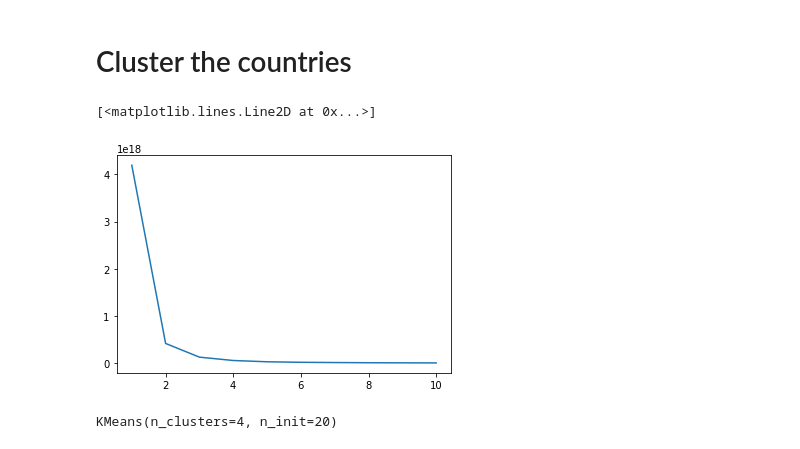
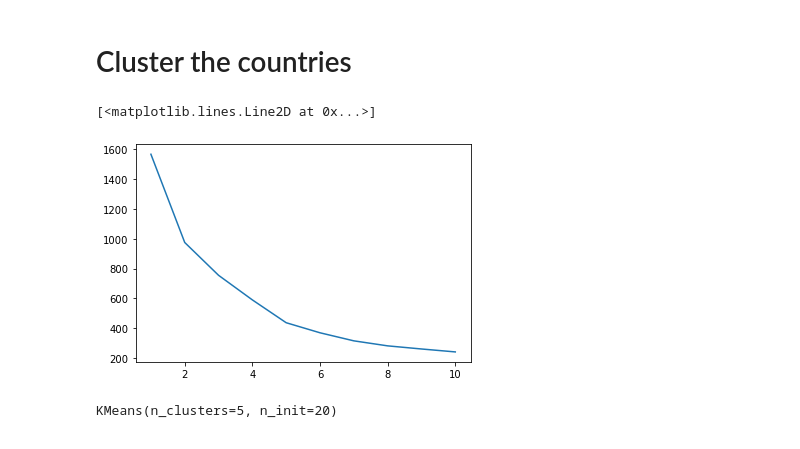
Before and after one commit to Jayanth24/COVID19CountryDiseasePredictor, a Jupyter notebook: covid_clustering.ipynb, the cells around one changed output. Drawn from its saved outputs; the diff is of its cells as text; code cells hidden in the pictures.

```diff
--- a/covid_clustering.ipynb
+++ b/covid_clustering.ipynb
@@ -29,7 +33,7 @@ dataset.head()
 ## Filtering and Cleaning
 # %%
 # Keep only relevant data
-relevant_columns = ['location', 'population', 'population_density', 'median_age', 'aged_65_older', 'aged_70_older', 'gdp_per_capita', 'extreme_poverty', 'cardiovasc_death_rate', 'diabetes_prevalence', 'female_smokers', 'male_smokers', 'handwashing_facilities', 'hospital_beds_per_thousand', 'life_expectancy', 'human_development_index']
+relevant_columns = ['iso_code', 'location', 'population', 'population_density', 'median_age', 'aged_65_older', 'aged_70_older', 'gdp_per_capita', 'extreme_poverty', 'cardiovasc_death_rate', 'diabetes_prevalence', 'female_smokers', 'male_smokers', 'handwashing_facilities', 'hospital_beds_per_thousand', 'life_expectancy', 'human_development_index']
 dataset = dataset[relevant_columns]
 
 # Neither China nor the USA has data for 'handwashing_facilities' - seems not too useful
@@ -70,6 +74,6 @@ rows_to_drop = nulls_per_row >= 5
 
 full_country_data = country_data[~rows_to_drop]
 full_country_data = full_country_data.dropna(axis=1)
-full_country_data.set_index('location', inplace=True)
+full_country_data.set_index('iso_code', inplace=True)
 full_country_data
 # %% [output]
@@ -90,26 +96,30 @@ full_country_data
 # %% [markdown]
 # Cluster the countries
 # %%
+# Normalize the data first
+scaler = StandardScaler()
+full_country_data_quant = scaler.fit_transform(full_country_data.drop(['location'], axis=1))
+
 # Fit cluster number use elbow method
 costs = []
 clusters = [i for i in range(1, 11)]
 
 for n in clusters:
     kmeans = KMeans(n_clusters=n, init='k-means++', n_init=20)
-    kmeans.fit(full_country_data)
+    kmeans.fit(full_country_data_quant)
     costs.append(kmeans.inertia_)
 
 plt.plot(clusters, costs)
 # %% [output]
 [<matplotlib.lines.Line2D at 0x...>]
-[figure, old version]
+[figure, new version]
 # %%
 # We probably need to standardize the data somehow - population might be overweighing everything
 # Also need to do clustering eval - silhouette score, etc.
 # Just pick 4 clusters for now and assign
 
-kmeans = KMeans(n_clusters=4, init='k-means++', n_init=20)
-kmeans.fit(full_country_data)
+kmeans = KMeans(n_clusters=5, init='k-means++', n_init=20)
+kmeans.fit(full_country_data_quant)
 # %% [output]
-KMeans(n_clusters=4, n_init=20)
+KMeans(n_clusters=5, n_init=20)
 # %%
```
Also changed, not shown: parts of 14 cells of this notebook, 7 other files.
